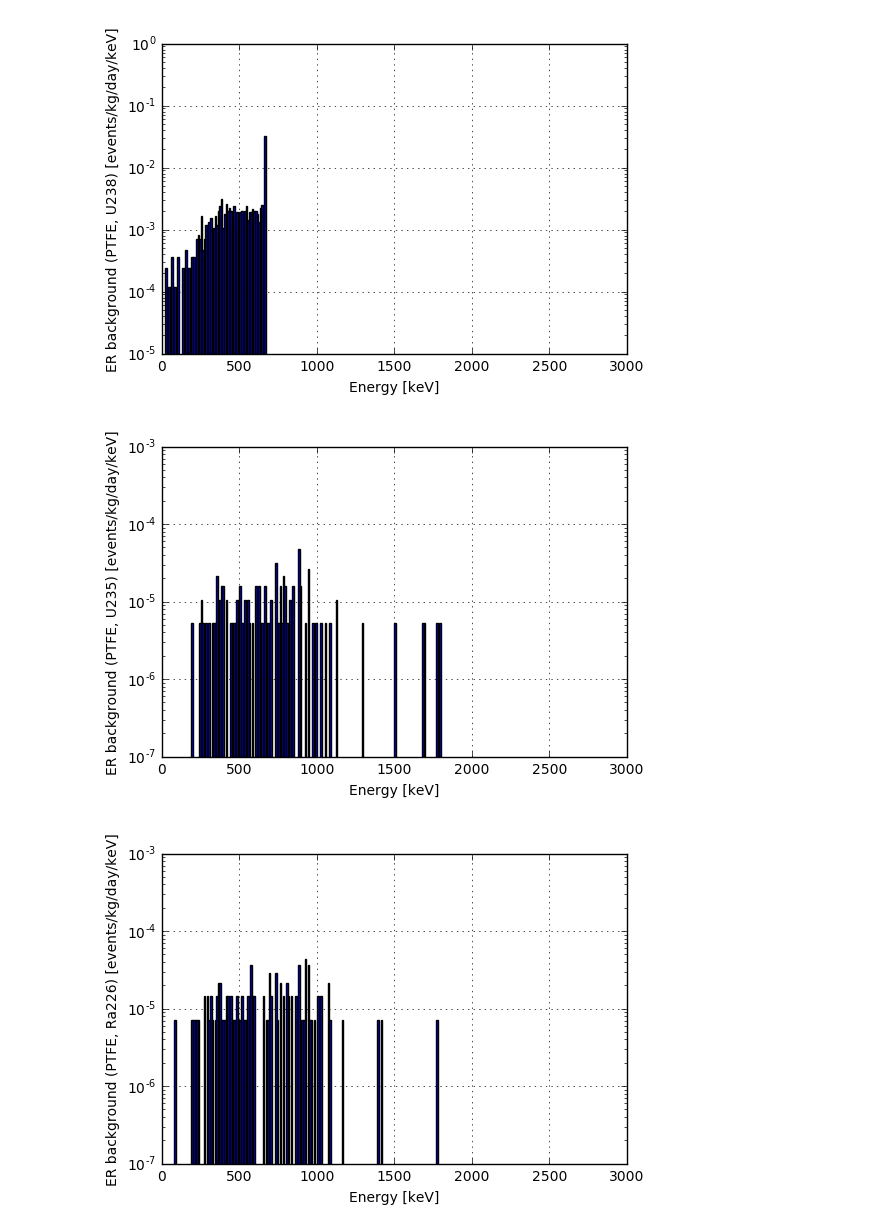
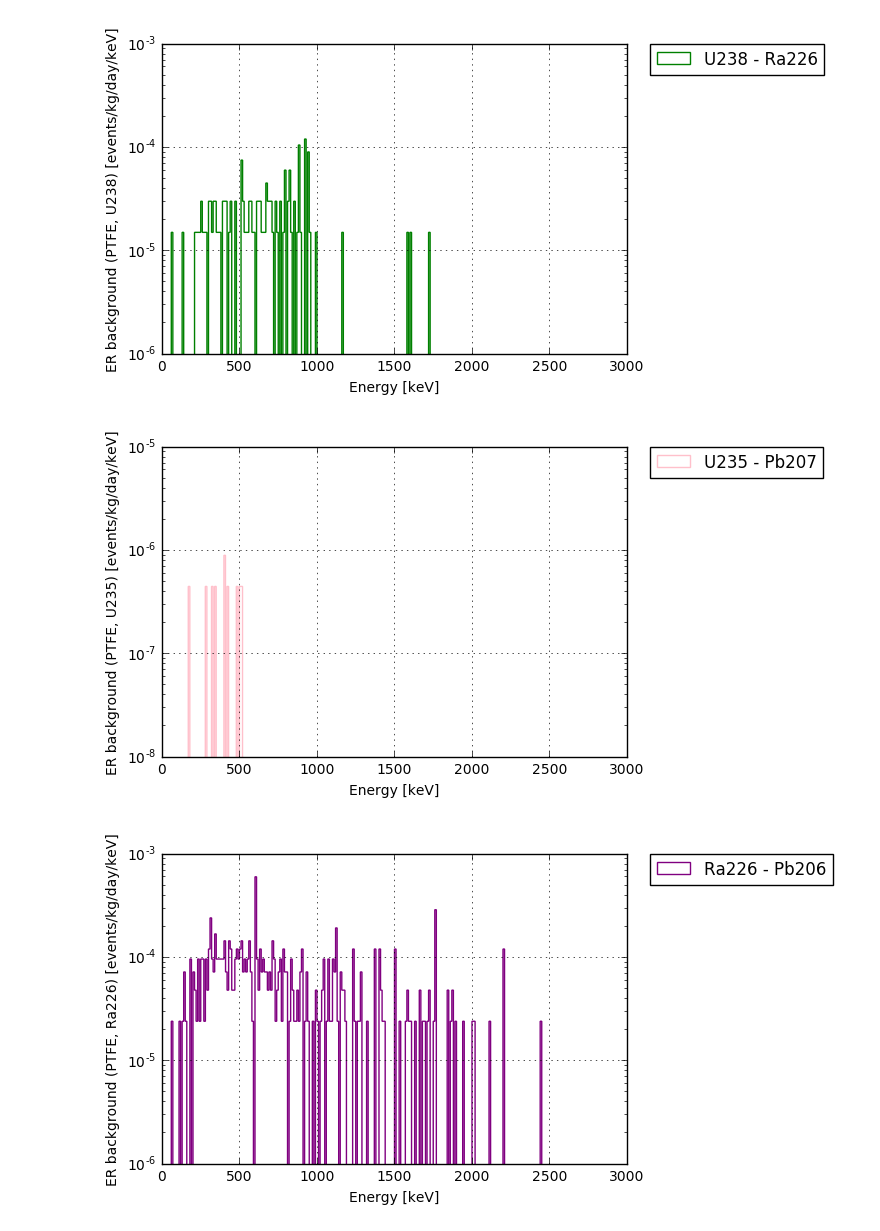
Before and after one commit to AG-Schumann/DARWIN_MC, a Jupyter notebook: ER_visualization_PTFE/10cm_FC/ER_PTFE_ResultsIsotopes_10cm_FC.ipynb, the cells around one changed output. Saved outputs shown, nothing was run; the diff lists cells and outputs as text; code cells hidden in the pictures.

```diff
--- a/ER_visualization_PTFE/10cm_FC/ER_PTFE_ResultsIsotopes_10cm_FC.ipynb
+++ b/ER_visualization_PTFE/10cm_FC/ER_PTFE_ResultsIsotopes_10cm_FC.ipynb
@@ -93,51 +97,54 @@ plt.show()
 # %%
 ##### U-238 #####
 E_U238=get_energy('PTFE_U238_Sort.root')
 E_U238=np.array([E_U238[i][0] for i in range(len(E_U238))])
 weights_U238 = calculate_weights(activity_U238, E_U238)
 
-plt.hist(E_U238, bins=np.arange(0, 3000, bin_width), weights=weights_U238)
-plt.ylim(0.00001,1)
+plt.hist(E_U238, bins=np.arange(0, 3000, bin_width), weights=weights_U238, histtype='step', color='g', label='U238 - Ra226')
+plt.ylim(0.000001,0.001)
 plt.xlim(0,3000)
 plt.xlabel('Energy [keV]')
 plt.ylabel('ER background (PTFE, U238) [events/kg/day/keV]')
 plt.yscale("log")
+plt.legend(bbox_to_anchor=(1.05, 1), loc=2, borderaxespad=0.)
 plt.grid()
 plt.show()
 # %% [output]
-[figure, old version]
+[figure, new version]
 # %%
 ##### U-235 #####
 E_U235=get_energy('PTFE_U235_Sort.root')
 E_U235=np.array([E_U235[i][0] for i in range(len(E_U235))])
 weights_U235 = calculate_weights(activity_U235, E_U235)
 
-plt.hist(E_U235, bins=np.arange(0, 3000, bin_width), weights=weights_U235)
-plt.ylim(0.0000001,0.001)
+plt.hist(E_U235, bins=np.arange(0, 3000, bin_width), weights=weights_U235, histtype='step', color='pink', label='U235 - Pb207')
+plt.ylim(0.00000001,0.00001)
 plt.xlim(0,3000)
 plt.xlabel('Energy [keV]')
 plt.ylabel('ER background (PTFE, U235) [events/kg/day/keV]')
 plt.yscale("log")
+plt.legend(bbox_to_anchor=(1.05, 1), loc=2, borderaxespad=0.)
 plt.grid()
 plt.show()
 # %% [output]
-[figure, old version]
+[figure, new version]
 # %%
 ##### Ra-226 #####
 E_Ra226=get_energy('PTFE_Ra226_Sort.root')
 E_Ra226=np.array([E_Ra226[i][0] for i in range(len(E_Ra226))])
 weights_Ra226 = calculate_weights(activity_Ra226, E_Ra226)
 
-plt.hist(E_Ra226, bins=np.arange(0, 3000, bin_width), weights=weights_Ra226)
-plt.ylim(0.0000001,0.001)
+plt.hist(E_Ra226, bins=np.arange(0, 3000, bin_width), weights=weights_Ra226, histtype='step', color='purple', label='Ra226 - Pb206')
+plt.ylim(0.000001,0.001)
 plt.xlim(0,3000)
 plt.xlabel('Energy [keV]')
 plt.ylabel('ER background (PTFE, Ra226) [events/kg/day/keV]')
 plt.yscale("log")
+plt.legend(bbox_to_anchor=(1.05, 1), loc=2, borderaxespad=0.)
 plt.grid()
 plt.show()
 # %% [output]
-[figure, old version]
+[figure, new version]
 # %%
 ##### Th-228 #####
 E_Th228=get_energy('PTFE_Th228_Sort.root')
```
Also changed, not shown: parts of 12 cells of this notebook, 4 other files.
